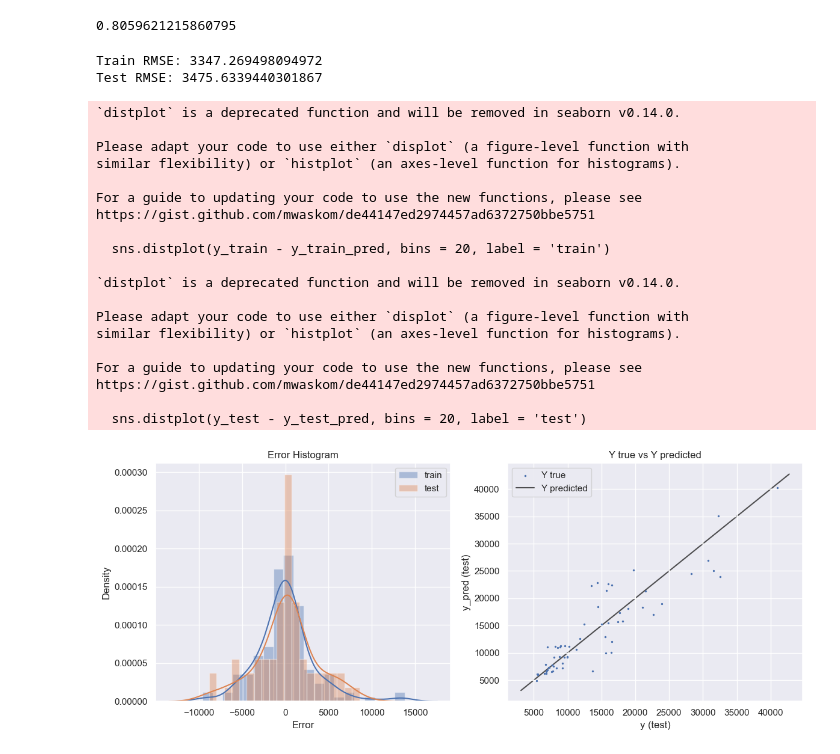
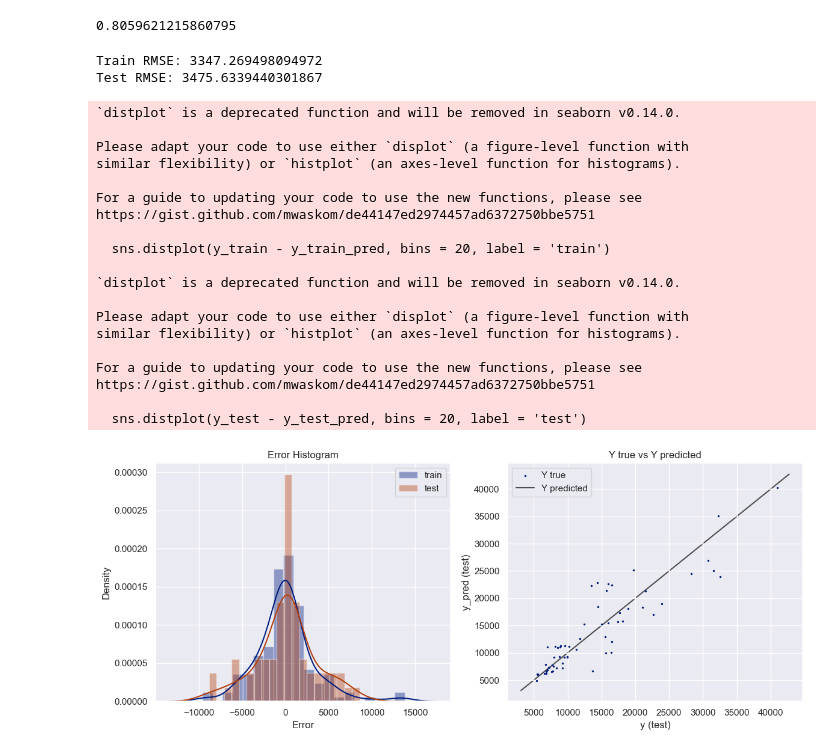
Before and after one commit to cristhianc001/hospital-machine-learning-exercise, a Jupyter notebook: notebooks/1. Linear_Regression_Cars.ipynb, the cells around one changed output. Cells and saved outputs as stored; diff of their text form; code cells hidden in the pictures.

Commit message:
changes in readme, visualizations and EDA (encoding)

```diff
--- a/notebooks/1. Linear_Regression_Cars.ipynb
+++ b/notebooks/1. Linear_Regression_Cars.ipynb
@@ -5,6 +5,6 @@ import pandas as pd
 import numpy as np
 import matplotlib.pyplot as plt
 import seaborn as sns
-sns.set(context="notebook")
+sns.set(context="notebook", palette="dark")
 # %%
 df = pd.read_csv("../processed_data/cars.csv")
@@ -15,5 +29,5 @@ filtered_columns = df.corr()['price'][(df.corr()['price'] > 0.5) | (df.corr()['p
 # %%
-final_df = df[filtered_columns].drop(columns="Classification_Expensive")
+final_df = df[filtered_columns]
 final_df
 # %% [output]
 |  | wheelbase | carlength | carwidth | curbweight | enginesize | boreratio | horsepower | citympg | highwaympg | ... |
@@ -37,13 +51,13 @@ y = final_df.price.values
 # %%
 from sklearn.model_selection import train_test_split
 
-X_train, X_test, y_train, y_test = train_test_split(X, y, test_size=0.3, random_state=69)
+x_train, x_test, y_train, y_test = train_test_split(X, y, test_size=0.3, random_state=69)
 # %%
 from sklearn.linear_model import LinearRegression
 
 linear_model = LinearRegression()
-linear_model.fit(X_train, y_train)
-y_pred = linear_model.predict(X_test)
+linear_model.fit(x_train, y_train)
+y_pred = linear_model.predict(x_test)
 # %%
 from sklearn.metrics import r2_score
 
@@ -53,8 +67,8 @@ r2_score(y_test, y_pred)
 # %%
 from sklearn.metrics import mean_squared_error
 
-y_train_pred = linear_model.predict(X_train)
-y_test_pred = linear_model.predict(X_test)
+y_train_pred = linear_model.predict(x_train)
+y_test_pred = linear_model.predict(x_test)
 
 rmse_train = np.sqrt(mean_squared_error(y_train, y_train_pred))
 rmse_test = np.sqrt(mean_squared_error(y_test, y_test_pred))
@@ -82,31 +96,31 @@ ax.plot(lims, lims, 'k-', alpha=0.75, zorder=0, label = 'Y predicted')
 plt.xlabel('y (test)')
 plt.ylabel('y_pred (test)')
 
 plt.legend()
 plt.tight_layout()
 plt.savefig("../visualizations/hist-errors-linear-cars.png")
 
 plt.show()
 # %% [output]
 Train RMSE: 3347.269498094972
 Test RMSE: 3475.6339440301867
 `distplot` is a deprecated function and will be removed in seaborn v0.14.0.
 
 Please adapt your code to use either `displot` (a figure-level function with
 similar flexibility) or `histplot` (an axes-level function for histograms).
 
 For a guide to updating your code to use the new functions, please see
 https://gist.github.com/mwaskom/de44147ed2974457ad6372750bbe5751
 
   sns.distplot(y_train - y_train_pred, bins = 20, label = 'train')
 
 `distplot` is a deprecated function and will be removed in seaborn v0.14.0.
 
 Please adapt your code to use either `displot` (a figure-level function with
 similar flexibility) or `histplot` (an axes-level function for histograms).
 
 For a guide to updating your code to use the new functions, please see
 https://gist.github.com/mwaskom/de44147ed2974457ad6372750bbe5751
 
   sns.distplot(y_test - y_test_pred, bins = 20, label = 'test')
-[figure, old version]
+[figure, new version]
```
Also changed, not shown: parts of 3 cells of this notebook, 10 other files.
